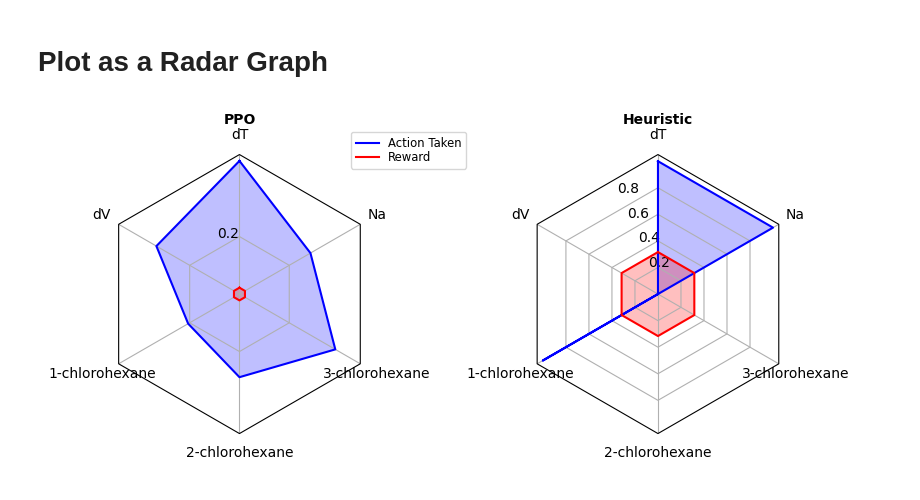
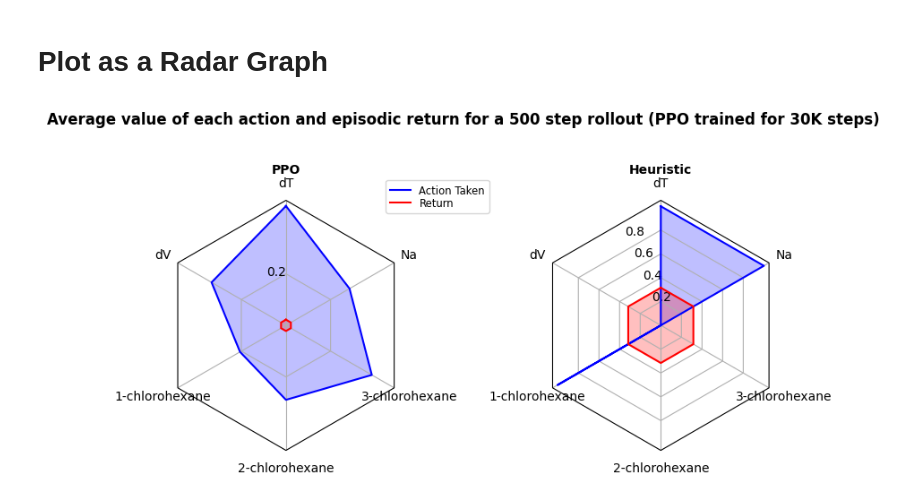
Before and after one commit to chemgymrl/chemgymrl, a Jupyter notebook: RL_rollout/Agent_Visualization.ipynb, the cells around one changed output. Cells and saved outputs as stored; diff of their text form; code cells hidden in the pictures.

Commit message:
Added graph title

```diff
--- a/RL_rollout/Agent_Visualization.ipynb
+++ b/RL_rollout/Agent_Visualization.ipynb
@@ -49,17 +49,23 @@ info = [
 # %%
 from RadarGraph import *
 
 
 theta = radar_factory(len(info[0]), frame='polygon')
 
 
 fig, axs = plt.subplots(figsize=(9, 9), nrows=1, ncols=2,subplot_kw=dict(projection='radar'))
-fig.subplots_adjust(wspace=0.5, hspace=0.20, top=0.85, bottom=0.05)
+fig.subplots_adjust(wspace=0.5, hspace=0.25, top=0.85, bottom=0.05)
 
 make_radar(theta,axs,info)
 
-labels = ('Action Taken', 'Reward', 'Factor 3', 'Factor 4', 'Factor 5')
+labels = ('Action Taken', 'Return', 'Factor 3', 'Factor 4', 'Factor 5')
 legend = axs[0].legend(labels, loc=(0.9, .95),labelspacing=0.1, fontsize='small')
+
+
+fig.text(0.5, 0.7, "Average value of each action and episodic return for a 500 step rollout (PPO trained for 30K steps)",
+             horizontalalignment='center', color='black', weight='bold',
+             size='large')
+
 plt.show()
 # %% [output]
-[figure, old version]
+[figure, new version]
```
Also changed, not shown: 1 other file.
